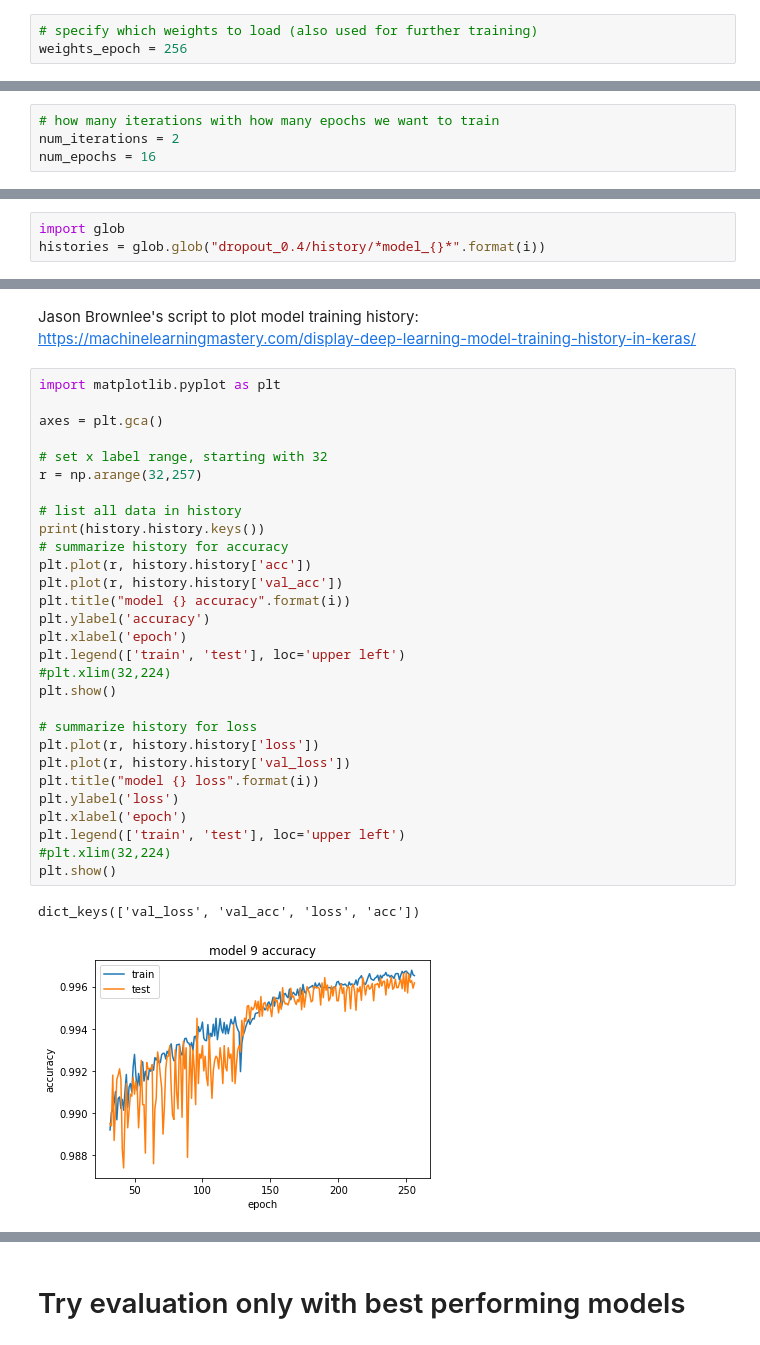
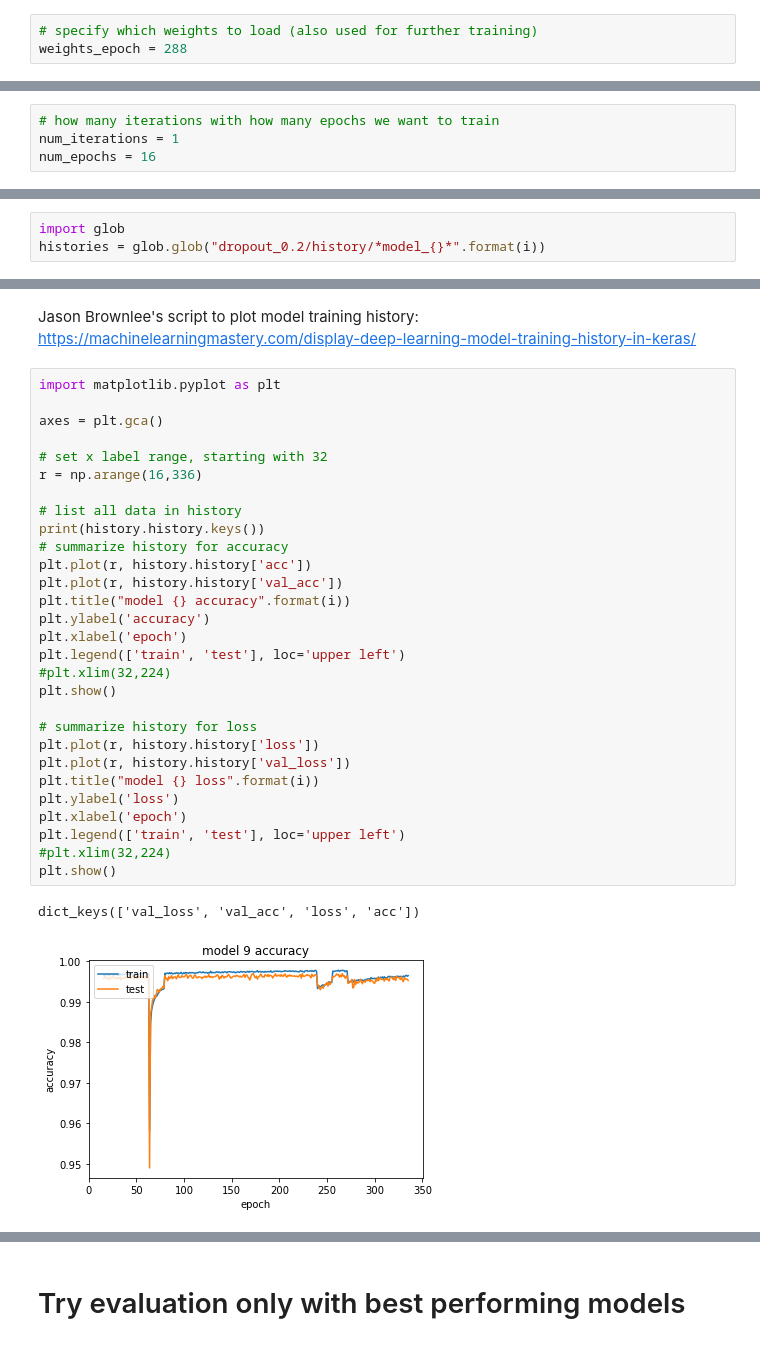
Before and after one commit to j05t/emnist, a Jupyter notebook: emnist_dropout_0.4.ipynb, the cells around one changed output, grey strips where cells are left out. Cells and saved outputs as stored; diff of their text form.

```diff
--- a/emnist_dropout_0.4.ipynb
+++ b/emnist_dropout_0.4.ipynb
@@ -252,7 +252,7 @@ for i in range(10):
 ## Or Create ten models using saved weights
 # %%
 # specify which weights to load (also used for further training)
-weights_epoch = 256
+weights_epoch = 288
 # %%
 models = []
 
@@ -267,7 +267,7 @@ Train models for some additional epochs and save model weights as well as corres
 eval_batch_size = 512
 # %%
 # how many iterations with how many epochs we want to train
-num_iterations = 2
+num_iterations = 1
 num_epochs = 16
 # %%
 for iteration in range(num_iterations):
@@ -357,7 +357,7 @@ def load(name):
     return(obj)
 # %%
 import glob
-histories = glob.glob("dropout_0.4/history/*model_{}*".format(i))
+histories = glob.glob("dropout_0.2/history/*model_{}*".format(i))
 # %%
 histories = sorted(histories)
 # %%
@@ -376,32 +376,32 @@ https://machinelearningmastery.com/display-deep-learning-model-training-history-
 # %%
 import matplotlib.pyplot as plt
 
 axes = plt.gca()
 
 # set x label range, starting with 32
-r = np.arange(32,257)
+r = np.arange(16,336)
 
 # list all data in history
 print(history.history.keys())
 # summarize history for accuracy
 plt.plot(r, history.history['acc'])
 plt.plot(r, history.history['val_acc'])
 plt.title("model {} accuracy".format(i))
 plt.ylabel('accuracy')
 plt.xlabel('epoch')
 plt.legend(['train', 'test'], loc='upper left')
 #plt.xlim(32,224)
 plt.show()
 
 # summarize history for loss
 plt.plot(r, history.history['loss'])
 plt.plot(r, history.history['val_loss'])
 plt.title("model {} loss".format(i))
 plt.ylabel('loss')
 plt.xlabel('epoch')
 plt.legend(['train', 'test'], loc='upper left')
 #plt.xlim(32,224)
 plt.show()
 # %% [output]
 dict_keys(['val_loss', 'val_acc', 'loss', 'acc'])
-[figure, old version]
+[figure, new version]
```
Also changed, not shown: parts of 2 cells of this notebook, 5 other files.
